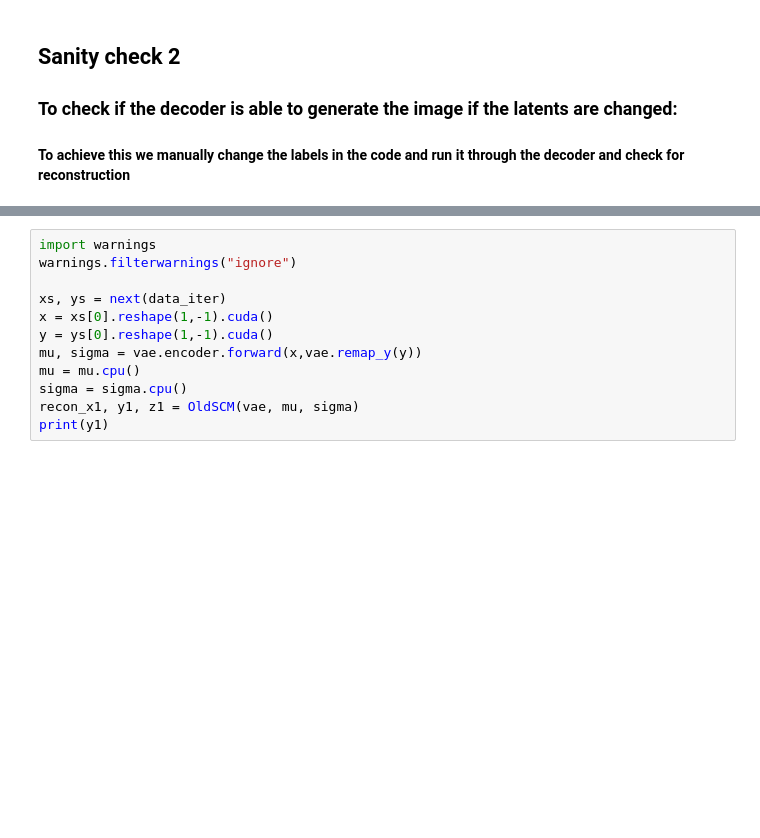
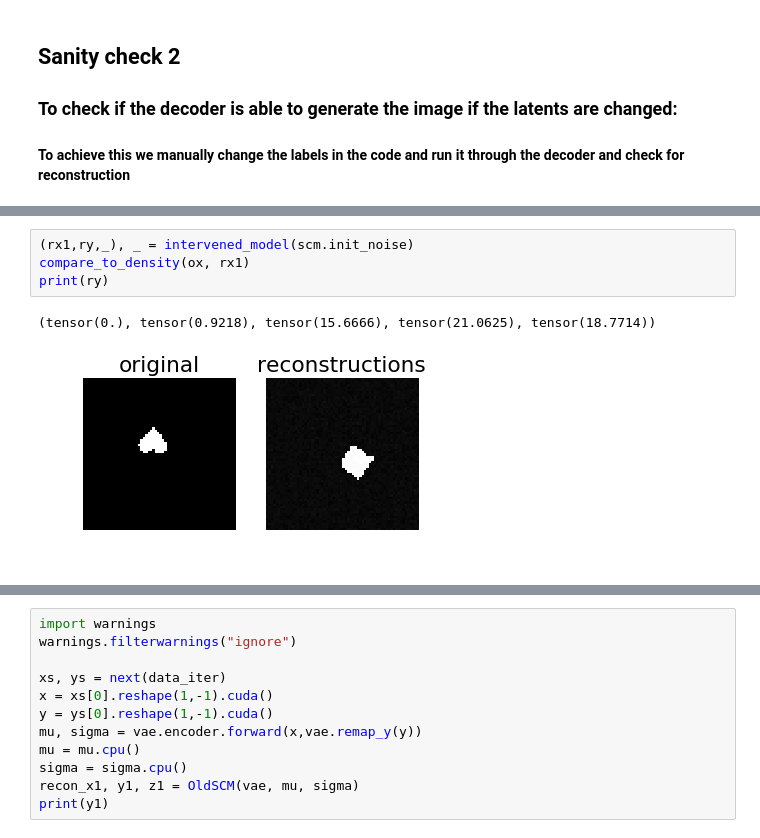
Before and after one commit to robertness/causalvae, a Jupyter notebook: causal_vae_dsprites.ipynb, the cells around one changed output, grey strips where cells are left out. Drawn from its saved outputs; the diff is of its cells as text; blank space fills up the shorter version.

```diff
--- a/causal_vae_dsprites.ipynb
+++ b/causal_vae_dsprites.ipynb
@@ -847 +848,8 @@ _ =plt.suptitle("SCM Conditioned on Original", fontsize=18, fontstyle='italic')
+# %%
+(rx1,ry,_), _ = intervened_model(scm.init_noise)
+compare_to_density(ox, rx1)
+print(ry)
+# %% [output]
+(tensor(0.), tensor(0.9218), tensor(15.6666), tensor(21.0625), tensor(18.7714))
+[figure, added]
 # %%
```
Also changed, not shown: parts of 14 cells of this notebook.
